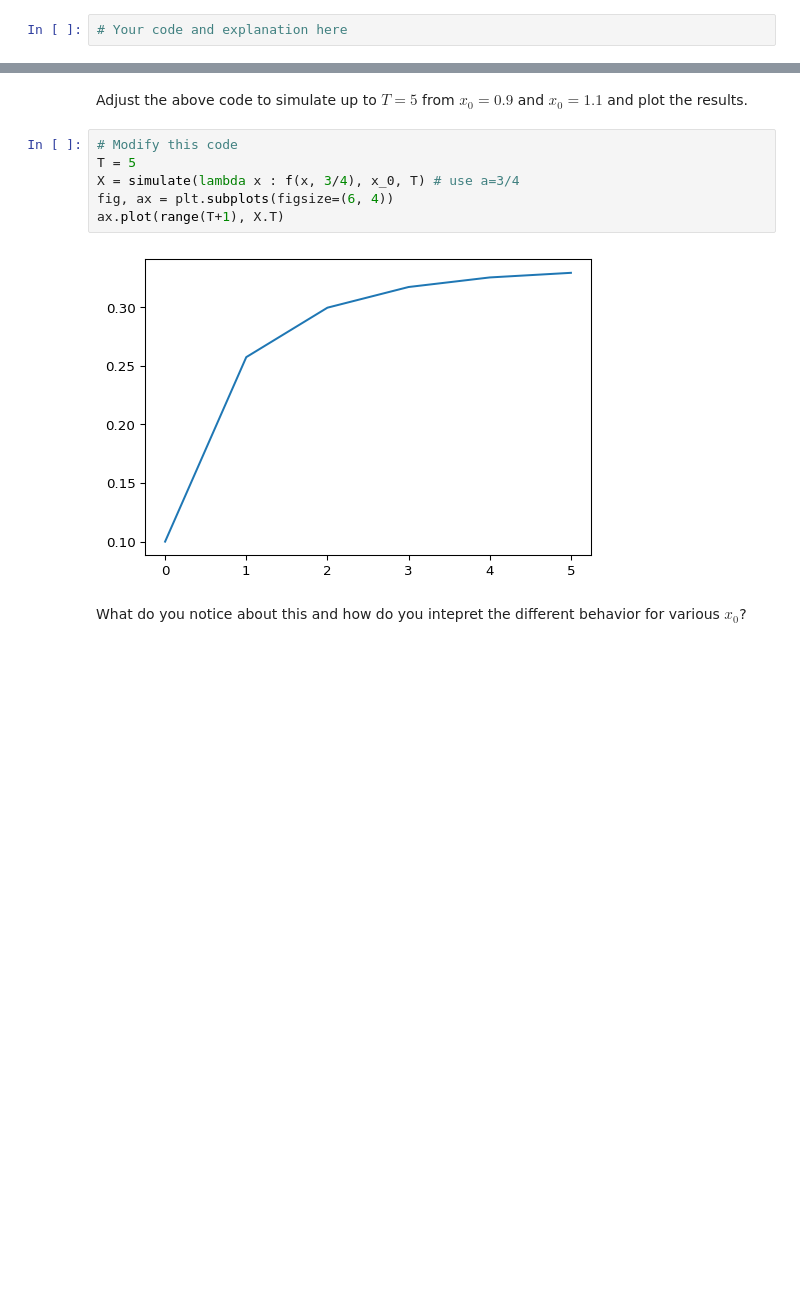
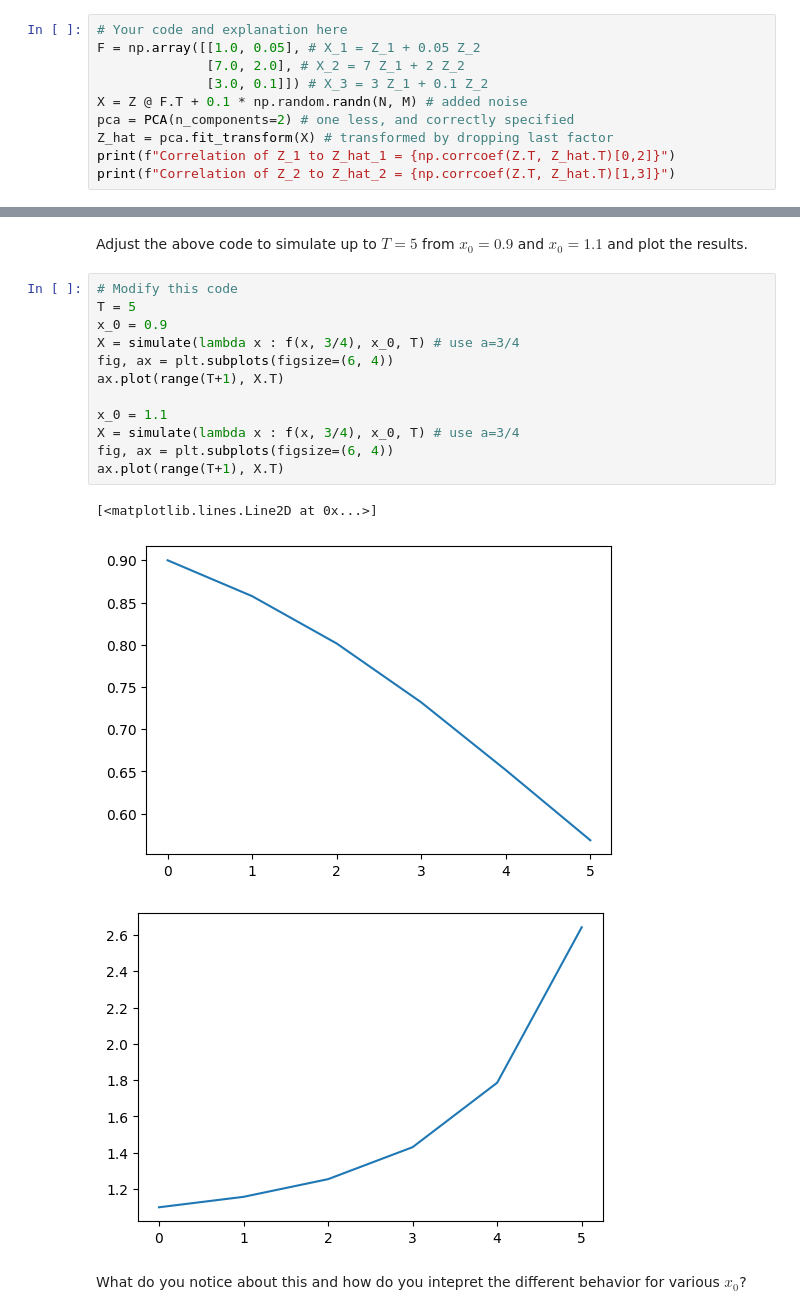
Before and after one commit to ubcecon/ECON526, a Jupyter notebook: problem_sets/problem_set_4.ipynb, the cells around one changed output, grey strips where cells are left out. Drawn from its saved outputs; the diff is of its cells as text; blank space fills up the shorter version.

```diff
--- a/problem_sets/problem_set_4.ipynb
+++ b/problem_sets/problem_set_4.ipynb
@@ -57,3 +68,11 @@ generating process with 2 latent factors as is specified. Hint: get
 better separation between 2nd and 3rd singular values
 # %%
 # Your code and explanation here
+F = np.array([[1.0, 0.05], # X_1 = Z_1 + 0.05 Z_2
+              [7.0, 2.0], # X_2 = 7 Z_1 + 2 Z_2
+              [3.0, 0.1]]) # X_3 = 3 Z_1 + 0.1 Z_2
+X = Z @ F.T + 0.1 * np.random.randn(N, M) # added noise
+pca = PCA(n_components=2) # one less, and correctly specified
+Z_hat = pca.fit_transform(X) # transformed by dropping last factor
+print(f"Correlation of Z_1 to Z_hat_1 = {np.corrcoef(Z.T, Z_hat.T)[0,2]}")
+print(f"Correlation of Z_2 to Z_hat_2 = {np.corrcoef(Z.T, Z_hat.T)[1,3]}")
@@ -264,11 +286,19 @@ $x_0 = 1.1$ and plot the results.
 # %%
 # Modify this code
 T = 5
+x_0 = 0.9
 X = simulate(lambda x : f(x, 3/4), x_0, T) # use a=3/4
 fig, ax = plt.subplots(figsize=(6, 4))
 ax.plot(range(T+1), X.T)
+
+x_0 = 1.1
+X = simulate(lambda x : f(x, 3/4), x_0, T) # use a=3/4
+fig, ax = plt.subplots(figsize=(6, 4))
+ax.plot(range(T+1), X.T)
 # %% [output]
+[<matplotlib.lines.Line2D at 0x...>]
-[figure, old version]
+[figure, new version]
+[figure, added]
 # %% [markdown]
 What do you notice about this and how do you intepret the different
 behavior for various $x_0$?
```
Also changed, not shown: parts of 20 cells of this notebook, 1 other file.
